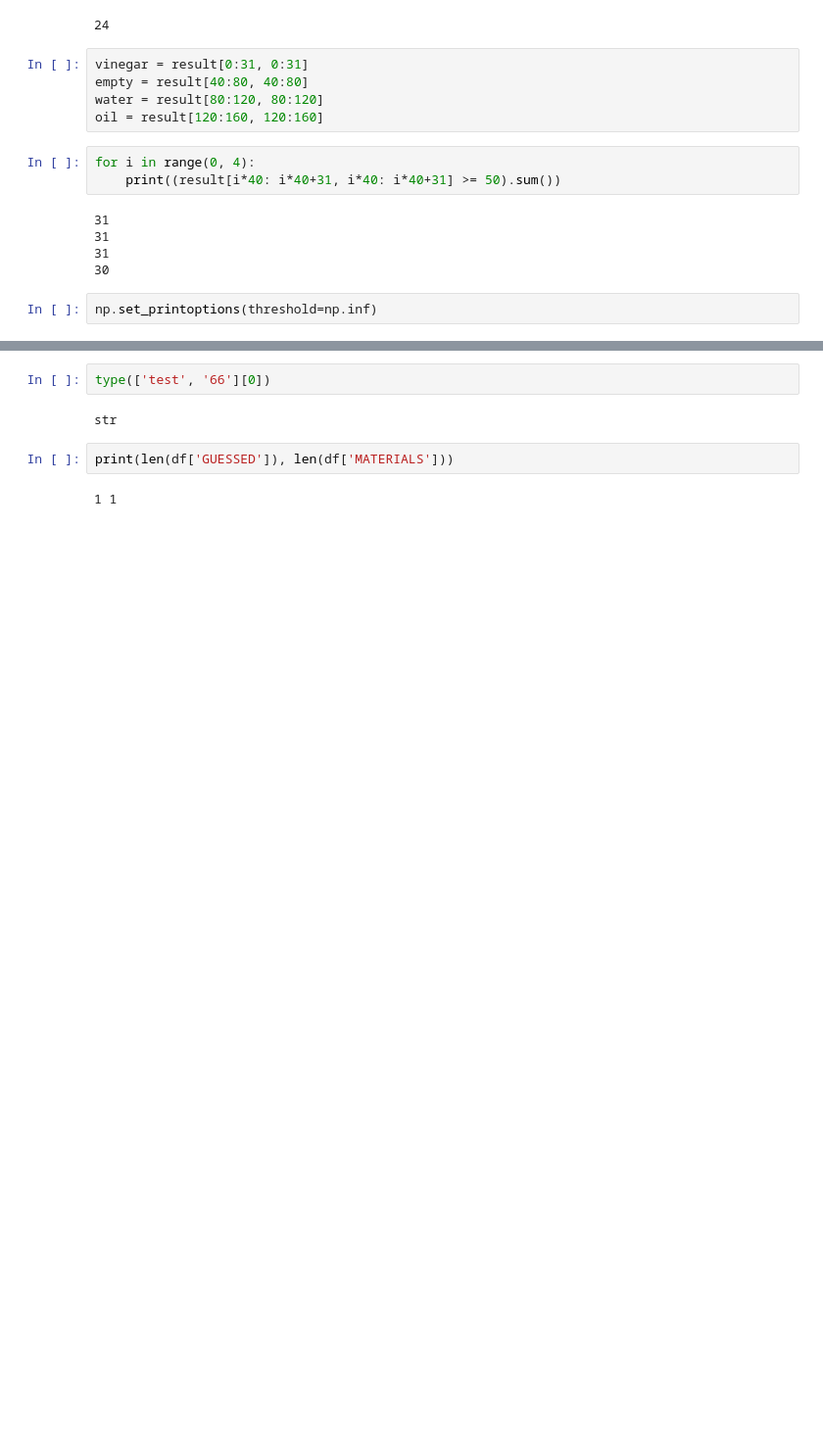
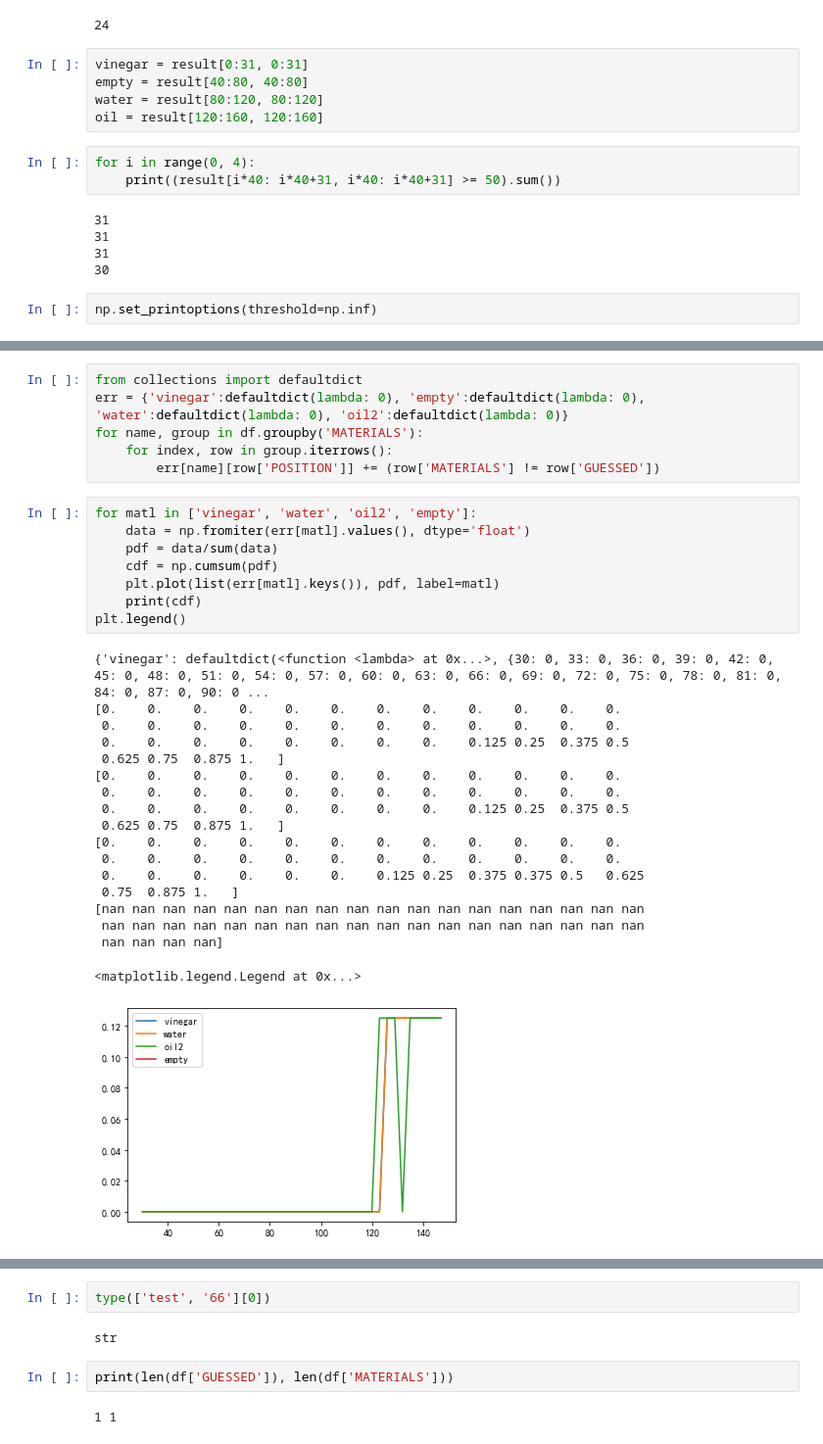
Before and after one commit to Jennifer331/Scripts, a Jupyter notebook: python/jupter/实验分析/eval_识别结果.ipynb, the cells around one changed output, grey strips where cells are left out. Shown: that part at 98% size. Cells and saved outputs as stored; diff of their text form; blank space fills up the shorter version.

```diff
--- a/python/jupter/实验分析/eval_识别结果.ipynb
+++ b/python/jupter/实验分析/eval_识别结果.ipynb
@@ -153,0 +171,33 @@ str
+# %%
+from collections import defaultdict
+err = {'vinegar':defaultdict(lambda: 0), 'empty':defaultdict(lambda: 0), 'water':defaultdict(lambda: 0), 'oil2':defaultdict(lambda: 0)}
+for name, group in df.groupby('MATERIALS'):
+    for index, row in group.iterrows():
+        err[name][row['POSITION']] += (row['MATERIALS'] != row['GUESSED'])
+# %%
+for matl in ['vinegar', 'water', 'oil2', 'empty']:
+    data = np.fromiter(err[matl].values(), dtype='float')
+    pdf = data/sum(data)
+    cdf = np.cumsum(pdf)
+    plt.plot(list(err[matl].keys()), pdf, label=matl)
+    print(cdf)
+plt.legend()
+# %% [output]
+{'vinegar': defaultdict(<function <lambda> at 0x...>, {30: 0, 33: 0, 36: 0, 39: 0, 42: 0, 45: 0, 48: 0, 51: 0, 54: 0, 57: 0, 60: 0, 63: 0, 66: 0, 69: 0, 72: 0, 75: 0, 78: 0, 81: 0, 84: 0, 87: 0, 90: 0 ...
+[0.    0.    0.    0.    0.    0.    0.    0.    0.    0.    0.    0.
+ 0.    0.    0.    0.    0.    0.    0.    0.    0.    0.    0.    0.
+ 0.    0.    0.    0.    0.    0.    0.    0.    0.125 0.25  0.375 0.5
+ 0.625 0.75  0.875 1.   ]
+[0.    0.    0.    0.    0.    0.    0.    0.    0.    0.    0.    0.
+ 0.    0.    0.    0.    0.    0.    0.    0.    0.    0.    0.    0.
+ 0.    0.    0.    0.    0.    0.    0.    0.    0.125 0.25  0.375 0.5
+ 0.625 0.75  0.875 1.   ]
+[0.    0.    0.    0.    0.    0.    0.    0.    0.    0.    0.    0.
+ 0.    0.    0.    0.    0.    0.    0.    0.    0.    0.    0.    0.
+ 0.    0.    0.    0.    0.    0.    0.125 0.25  0.375 0.375 0.5   0.625
+ 0.75  0.875 1.   ]
+[nan nan nan nan nan nan nan nan nan nan nan nan nan nan nan nan nan nan
+ nan nan nan nan nan nan nan nan nan nan nan nan nan nan nan nan nan nan
+ nan nan nan nan]
+<matplotlib.legend.Legend at 0x...>
+[figure, added]
```
Also changed, not shown: parts of 5 cells of this notebook, 14 other files.
